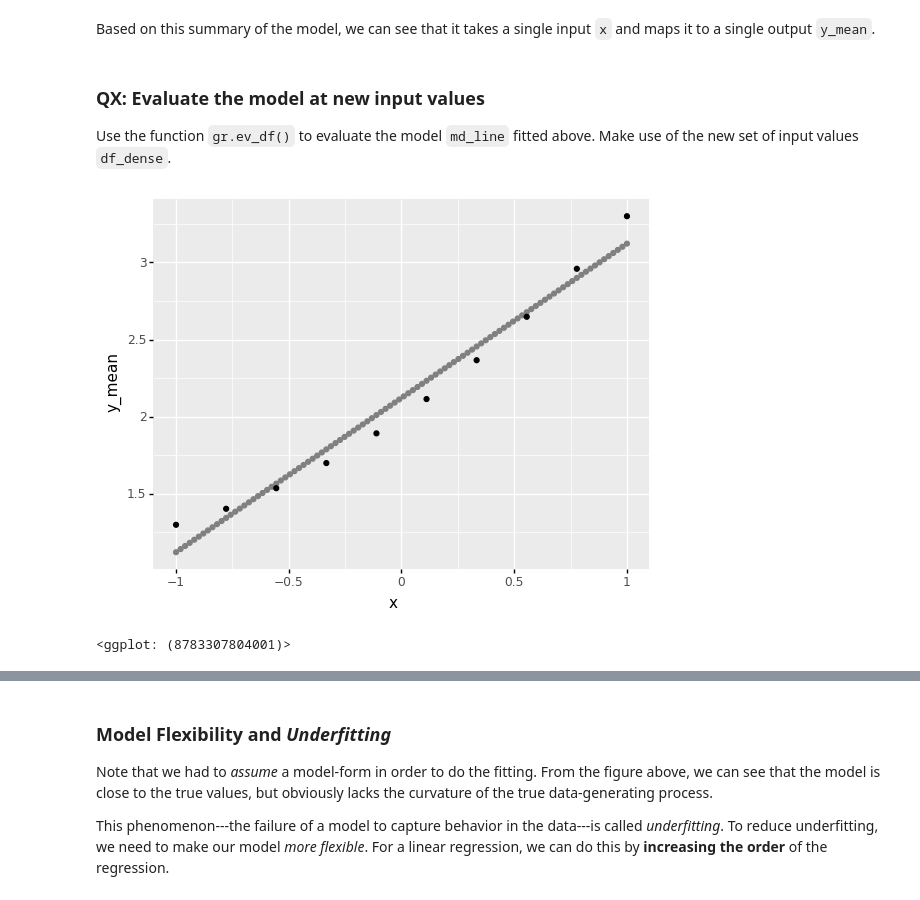
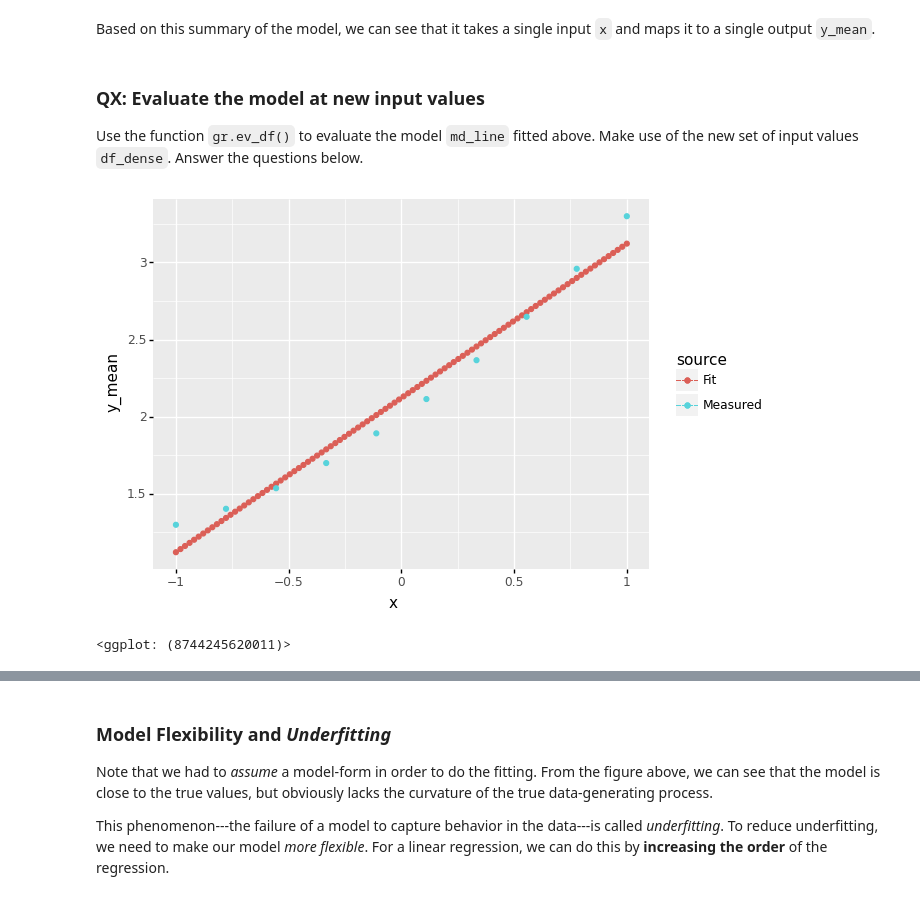
Before and after one commit to zdelrosario/mi101, a Jupyter notebook: _sources/notebooks/05_ml_master.ipynb, the cells around one changed output, grey strips where cells are left out. Cells and saved outputs as stored; diff of their text form; code cells hidden in the pictures.

```diff
--- a/_sources/notebooks/05_ml_master.ipynb
+++ b/_sources/notebooks/05_ml_master.ipynb
@@ -202,36 +207,38 @@ Based on this summary of the model, we can see that it takes a single input `x`
 # %% [markdown]
 ### __QX__: Evaluate the model at new input values
 
-Use the function `gr.ev_df()` to evaluate the model `md_line` fitted above. Make use of the new set of input values `df_dense`.
+Use the function `gr.ev_df()` to evaluate the model `md_line` fitted above. Make use of the new set of input values `df_dense`. Answer the questions below.
 # %%
 ###
 # TASK: Evaluate md_line at the df_dense input values.
 ###
 
 # -- FINISH THE CODE BELOW -----
 df_dense = gr.df_make(x=np.linspace(-1, +1, num=100))
 
 df_evaluated = (
     md_line
 # task-begin
 ## TODO: Evaluate the model here
 # task-end
 # solution-begin
     >> gr.ev_df(df=df_dense)
 # solution-end
 )
 
 # -- NO NEED TO EDIT BELOW HERE -----
 (
     df_evaluated
-    >> pt.ggplot(pt.aes("x", "y_mean"))
-    + pt.geom_line(linetype="dashed", color="grey")
-    + pt.geom_point(color="grey")
+    >> gr.tf_mutate(source="Fit")
+    >> pt.ggplot(pt.aes("x", "y_mean", color="source"))
+    + pt.geom_line(linetype="dashed")
+    + pt.geom_point()
     + pt.geom_point(
-        data=df_ex1,
+        data=df_ex1
+        >> gr.tf_mutate(source="Measured"),
         mapping=pt.aes(y="y"),
     )
 )
 # %% [output]
-[figure, old version]
+[figure, new version]
-<ggplot: (8783307804001)>
+<ggplot: (8744245620011)>
```
Also changed, not shown: parts of 29 cells of this notebook, 48 other files.
